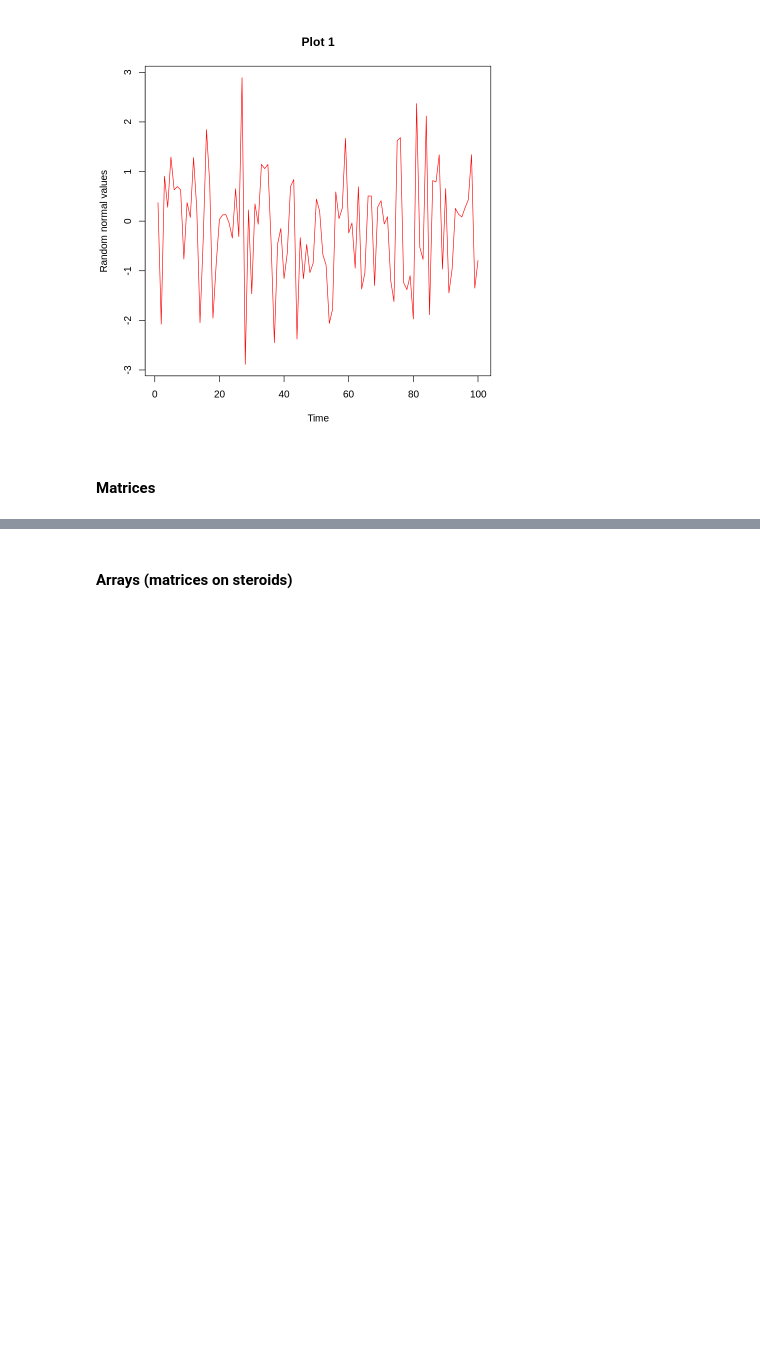
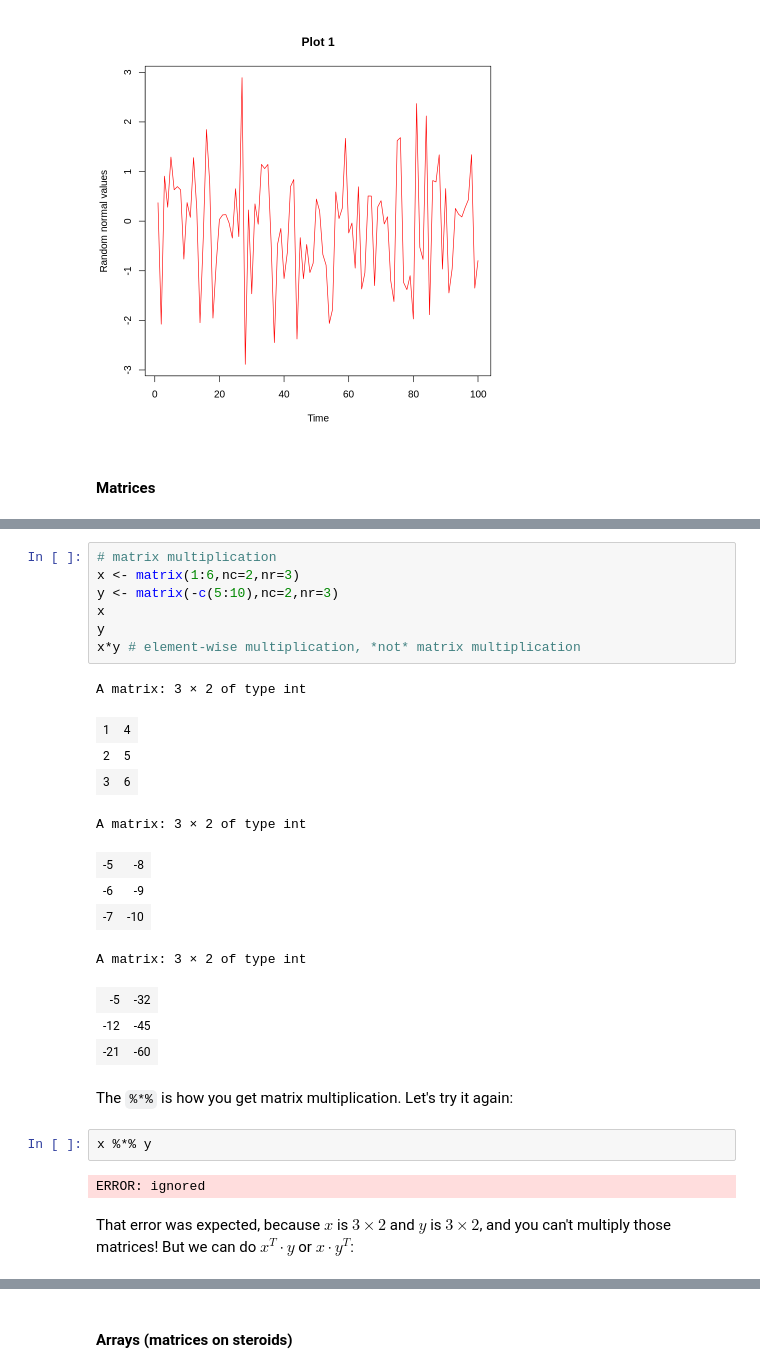
Before and after one commit to stephenbeckr/time-series-class, a Jupyter notebook: Code/R_tutorial.ipynb, the cells around one changed output, grey strips where cells are left out. Cells and saved outputs as stored; diff of their text form; blank space fills up the shorter version.

Commit message:
Update matrix multiplication part

```diff
--- a/Code/R_tutorial.ipynb
+++ b/Code/R_tutorial.ipynb
@@ -184,0 +178,28 @@ A matrix: 4 × 3 of type dbl
+# %%
+# matrix multiplication
+x <- matrix(1:6,nc=2,nr=3)
+y <- matrix(-c(5:10),nc=2,nr=3)
+x
+y
+x*y # element-wise multiplication, *not* matrix multiplication
+# %% [output]
+A matrix: 3 × 2 of type int
+| 1 | 4 |
+| 2 | 5 |
+| 3 | 6 |
+A matrix: 3 × 2 of type int
+| -5 | -8 |
+| -6 | -9 |
+| -7 | -10 |
+A matrix: 3 × 2 of type int
+| -5 | -32 |
+| -12 | -45 |
+| -21 | -60 |
+# %% [markdown]
+The `%*%` is how you get matrix multiplication. Let's try it again:
+# %%
+x %*% y
+# %% [output]
+ERROR: ignored
+# %% [markdown]
+That error was expected, because $x$ is $3 \times 2$ and $y$ is $3\times 2$, and you can't multiply those matrices!  But we can do $x^T \cdot y$ or $x \cdot y^T$:
```
Also changed, not shown: parts of 2 cells of this notebook.
